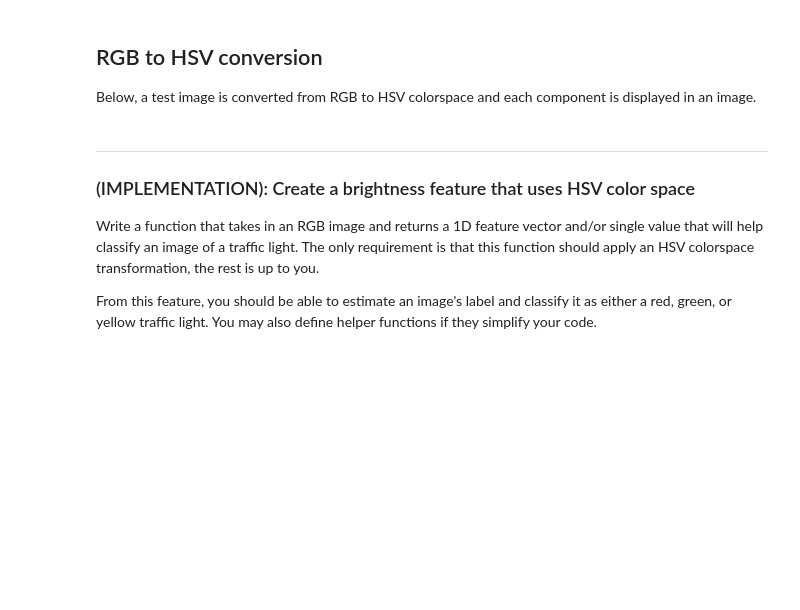
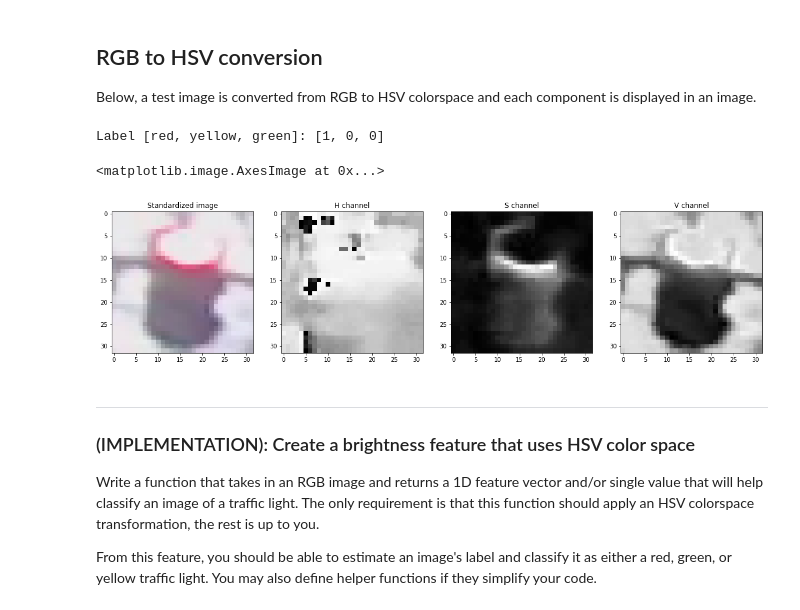
Before and after one commit to manocormen/traffic-light-classifier, a Jupyter notebook: Traffic_Light_Classifier.ipynb, the cells around one changed output. Saved outputs shown, nothing was run; the diff lists cells and outputs as text; code cells hidden in the pictures; blank space fills up the shorter version.

```diff
--- a/Traffic_Light_Classifier.ipynb
+++ b/Traffic_Light_Classifier.ipynb
@@ -376,32 +388,36 @@ Below, a test image is converted from RGB to HSV colorspace and each component i
 # %%
 # Convert and image to HSV colorspace
 # Visualize the individual color channels
 
-image_num = 0
+image_num = 1
 test_im = STANDARDIZED_LIST[image_num][0]
 test_label = STANDARDIZED_LIST[image_num][1]
 
 # Convert to HSV
 hsv = cv2.cvtColor(test_im, cv2.COLOR_RGB2HSV)
 
 # Print image label
 print('Label [red, yellow, green]: ' + str(test_label))
 
 # HSV channels
 h = hsv[:,:,0]
 s = hsv[:,:,1]
 v = hsv[:,:,2]
 
 # Plot the original image and the three channels
 f, (ax1, ax2, ax3, ax4) = plt.subplots(1, 4, figsize=(20,10))
 ax1.set_title('Standardized image')
 ax1.imshow(test_im)
 ax2.set_title('H channel')
 ax2.imshow(h, cmap='gray')
 ax3.set_title('S channel')
 ax3.imshow(s, cmap='gray')
 ax4.set_title('V channel')
 ax4.imshow(v, cmap='gray')
+# %% [output]
+Label [red, yellow, green]: [1, 0, 0]
+<matplotlib.image.AxesImage at 0x...>
+[figure, added]
 # %% [markdown]
 ---
 <a id='task7'></a>
```
Also changed, not shown: parts of 15 cells of this notebook.
